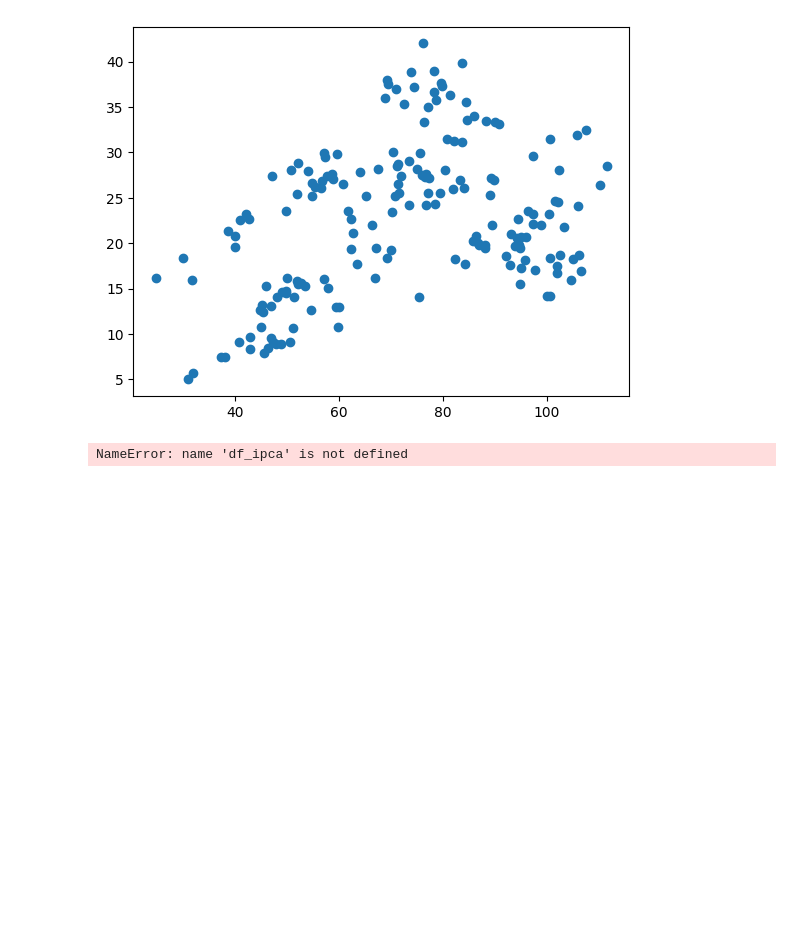
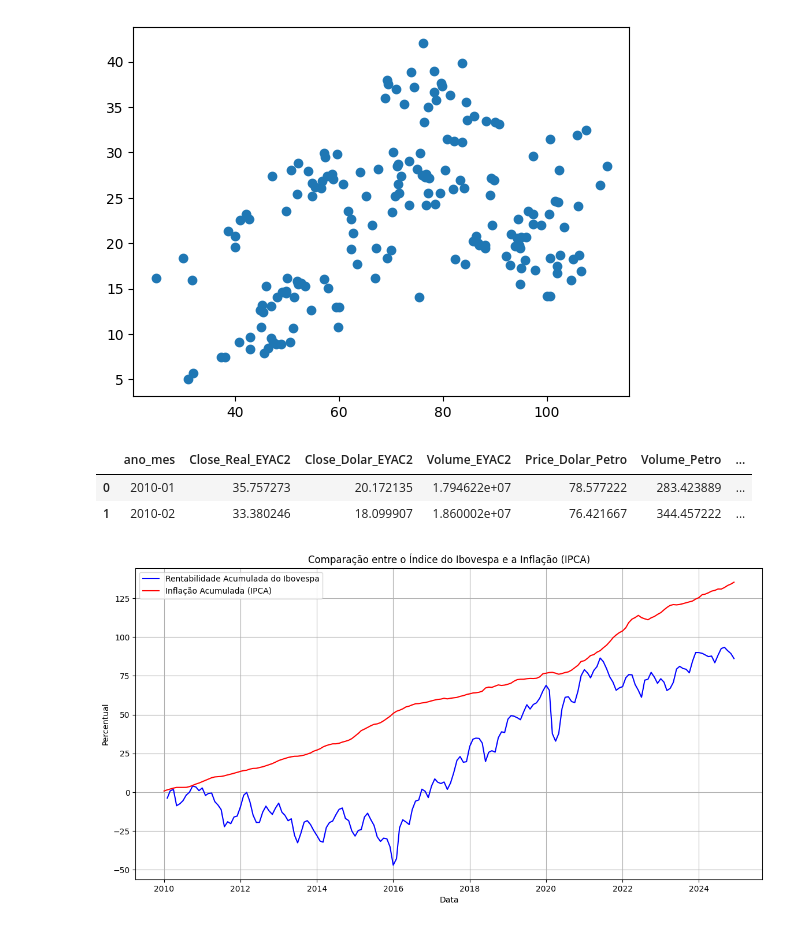
Before and after one commit to Juanpcsdev/Oil-Stock-Project, a Jupyter notebook: Notebooks/Analise/AnaliseExploratoria.ipynb, the cells around one changed output. Saved outputs shown, nothing was run; the diff lists cells and outputs as text; code cells hidden in the pictures; blank space fills up the shorter version.

Commit message:
Atualizando grafico ibovespa x inflacao

```diff
--- a/Notebooks/Analise/AnaliseExploratoria.ipynb
+++ b/Notebooks/Analise/AnaliseExploratoria.ipynb
@@ -301,7 +301,7 @@ df_mean.loc[:, df_mean.columns.difference(['Value_IPCA', 'ano_mes'])].corr(metho
 # %%
 #Valor da inflação como tipo float
 df_mean['Inflac_IPCA'] = df_mean['Value_IPCA'].replace({'%':''},regex=True).astype(float)
-df_mean['Inflac_IPCA'] = df_mean['Inflac_IPCA'] / 100
+#df_mean['Inflac_IPCA'] = df_mean['Inflac_IPCA'] / 100
 # %%
 df_mean['Inflac_IPCA']
 # %% [output]
@@ -440,19 +412,25 @@ df_ibovespa_mensal = df_ibovespa_mensal.reset_index()
-# %%
-
-# Agrupar por mês e calcular retorno mensal (último / primeiro - 1)
-def retorno_mensal(grupo):
-   return (grupo.iloc[-1] / grupo.iloc[0]) - 1
-df_mensal = df1.groupby('ano_mes').agg({
-   'Price_Dolar_Petro': retorno_mensal,
-   'Close_Dolar_EYAC2': retorno_mensal,
-   'Indíce_Ibovespa': retorno_mensal
-})
-# Suponha que você já tenha o IPCA mensal em um DataFrame separado:
-df_ipca['ano_mes'] = pd.to_datetime(df_ipca['Date']).dt.to_period('M')
-df_ipca_mensal = df_ipca.groupby('ano_mes').agg({'ipca': 'first'})  # ou média
-# Juntar os dados
-df_final = df_mensal.join(df_ipca_mensal, how='inner')
-# Resetar o índice para facilitar a plotagem
-df_final = df_final.reset_index()
-# %% [output]
-NameError: name 'df_ipca' is not defined
+# %%
+df_mean['Ibovespa_return'] = df_mean['Indíce_Ibovespa'].pct_change() * 100
+# %%
+df_mean['Inflacao_acumulada'] = (1 + df_mean['Inflac_IPCA'] / 100).cumprod() - 1
+# %%
+df_mean['Date'] = df_mean['ano_mes'].dt.to_timestamp()
+# %%
+df_mean.head(2)
+# %% [output]
+|  | ano_mes | Close_Real_EYAC2 | Close_Dolar_EYAC2 | Volume_EYAC2 | Price_Dolar_Petro | Volume_Petro | ... |
+| 0 | 2010-01 | 35.757273 | 20.172135 | 1.794622e+07 | 78.577222 | 283.423889 | ... |
+| 1 | 2010-02 | 33.380246 | 18.099907 | 1.860002e+07 | 76.421667 | 344.457222 | ... |
+# %%
+#Criando um gráfico para comparação
+plt.figure(figsize=(14, 7))
+plt.plot(df_mean['Date'], df_mean['Ibovespa_return'].cumsum(), label='Rentabilidade Acumulada do Ibovespa', color='blue')
+plt.plot(df_mean['Date'], df_mean['Inflacao_acumulada'] * 100, label='Inflação Acumulada (IPCA)', color='red')
+plt.title('Comparação entre o Índice do Ibovespa e a Inflação (IPCA)')
+plt.xlabel('Data')
+plt.ylabel('Percentual')
+plt.legend()
+plt.grid()
+plt.show()
+# %% [output]
+[figure, added]
```
Also changed, not shown: parts of 4 cells of this notebook.
